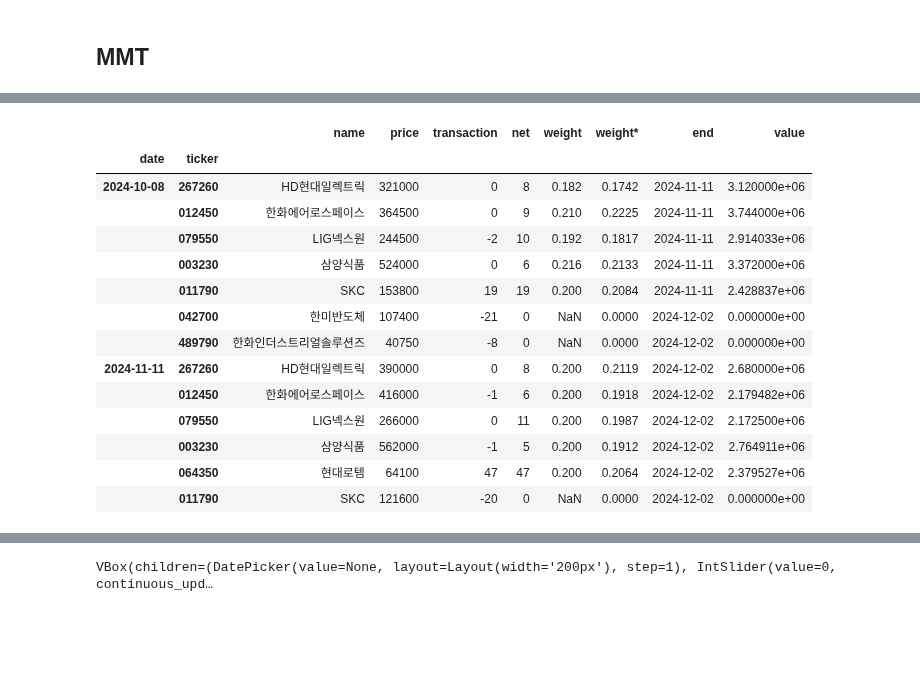
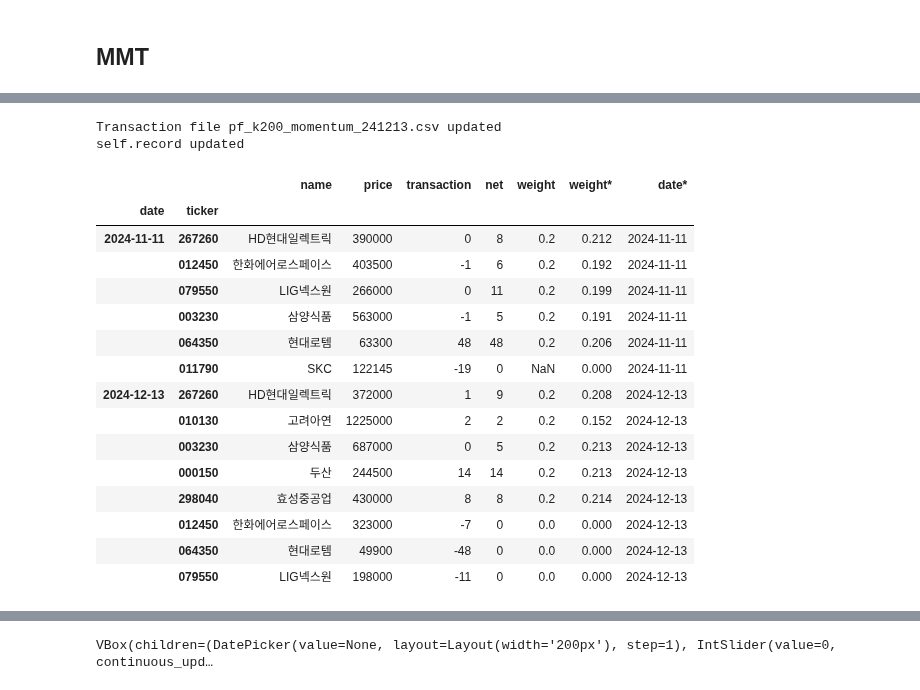
Before and after one commit to lbk209/portfolio, a Jupyter notebook: Allocate_Portfolio.ipynb, the cells around one changed output, grey strips where cells are left out. Saved outputs shown, nothing was run; the diff lists cells and outputs as text; code cells hidden in the pictures; blank space fills up the shorter version.

```diff
--- a/Allocate_Portfolio.ipynb
+++ b/Allocate_Portfolio.ipynb
@@ -355,25 +359,31 @@ df_prices loaded
 Cost data transaction_cost.csv loaded
 Transaction record to 2024-11-11 loaded
+# %%
+_ = pf_mmt.update_record()
+# %% [output]
+Transaction file pf_k200_momentum_241213.csv updated
+self.record updated
 # %%
 #pf_mmt.portfolio_data['strategy']
 # %%
-pf_mmt.view_record(-2, share=True, value=True)
+pf_mmt.view_record(-2, share=True)
 # %% [output]
-|  |  | name | price | transaction | net | weight | weight* | end | value |
-| date | ticker |  |  |  |  |  |  |  |  |
-| 2024-10-08 | 267260 | HD현대일렉트릭 | 321000 | 0 | 8 | 0.182 | 0.1742 | 2024-11-11 | 3.120000e+06 |
-|  | 012450 | 한화에어로스페이스 | 364500 | 0 | 9 | 0.210 | 0.2225 | 2024-11-11 | 3.744000e+06 |
-|  | 079550 | LIG넥스원 | 244500 | -2 | 10 | 0.192 | 0.1817 | 2024-11-11 | 2.914033e+06 |
-|  | 003230 | 삼양식품 | 524000 | 0 | 6 | 0.216 | 0.2133 | 2024-11-11 | 3.372000e+06 |
-|  | 011790 | SKC | 153800 | 19 | 19 | 0.200 | 0.2084 | 2024-11-11 | 2.428837e+06 |
-|  | 042700 | 한미반도체 | 107400 | -21 | 0 | NaN | 0.0000 | 2024-12-02 | 0.000000e+00 |
-|  | 489790 | 한화인더스트리얼솔루션즈 | 40750 | -8 | 0 | NaN | 0.0000 | 2024-12-02 | 0.000000e+00 |
-| 2024-11-11 | 267260 | HD현대일렉트릭 | 390000 | 0 | 8 | 0.200 | 0.2119 | 2024-12-02 | 2.680000e+06 |
-|  | 012450 | 한화에어로스페이스 | 416000 | -1 | 6 | 0.200 | 0.1918 | 2024-12-02 | 2.179482e+06 |
-|  | 079550 | LIG넥스원 | 266000 | 0 | 11 | 0.200 | 0.1987 | 2024-12-02 | 2.172500e+06 |
-|  | 003230 | 삼양식품 | 562000 | -1 | 5 | 0.200 | 0.1912 | 2024-12-02 | 2.764911e+06 |
-|  | 064350 | 현대로템 | 64100 | 47 | 47 | 0.200 | 0.2064 | 2024-12-02 | 2.379527e+06 |
-|  | 011790 | SKC | 121600 | -20 | 0 | NaN | 0.0000 | 2024-12-02 | 0.000000e+00 |
+|  |  | name | price | transaction | net | weight | weight* | date* |
+| date | ticker |  |  |  |  |  |  |  |
+| 2024-11-11 | 267260 | HD현대일렉트릭 | 390000 | 0 | 8 | 0.2 | 0.212 | 2024-11-11 |
+|  | 012450 | 한화에어로스페이스 | 403500 | -1 | 6 | 0.2 | 0.192 | 2024-11-11 |
+|  | 079550 | LIG넥스원 | 266000 | 0 | 11 | 0.2 | 0.199 | 2024-11-11 |
+|  | 003230 | 삼양식품 | 563000 | -1 | 5 | 0.2 | 0.191 | 2024-11-11 |
+|  | 064350 | 현대로템 | 63300 | 48 | 48 | 0.2 | 0.206 | 2024-11-11 |
+|  | 011790 | SKC | 122145 | -19 | 0 | NaN | 0.000 | 2024-11-11 |
+| 2024-12-13 | 267260 | HD현대일렉트릭 | 372000 | 1 | 9 | 0.2 | 0.208 | 2024-12-13 |
+|  | 010130 | 고려아연 | 1225000 | 2 | 2 | 0.2 | 0.152 | 2024-12-13 |
+|  | 003230 | 삼양식품 | 687000 | 0 | 5 | 0.2 | 0.213 | 2024-12-13 |
+|  | 000150 | 두산 | 244500 | 14 | 14 | 0.2 | 0.213 | 2024-12-13 |
+|  | 298040 | 효성중공업 | 430000 | 8 | 8 | 0.2 | 0.214 | 2024-12-13 |
+|  | 012450 | 한화에어로스페이스 | 323000 | -7 | 0 | 0.0 | 0.000 | 2024-12-13 |
+|  | 064350 | 현대로템 | 49900 | -48 | 0 | 0.0 | 0.000 | 2024-12-13 |
+|  | 079550 | LIG넥스원 | 198000 | -11 | 0 | 0.0 | 0.000 | 2024-12-13 |
 # %%
 # run after editting record file
 #_ = pf_mmt.update_record(save=True)
```
Also changed, not shown: parts of 74 cells of this notebook, 1 other file.
